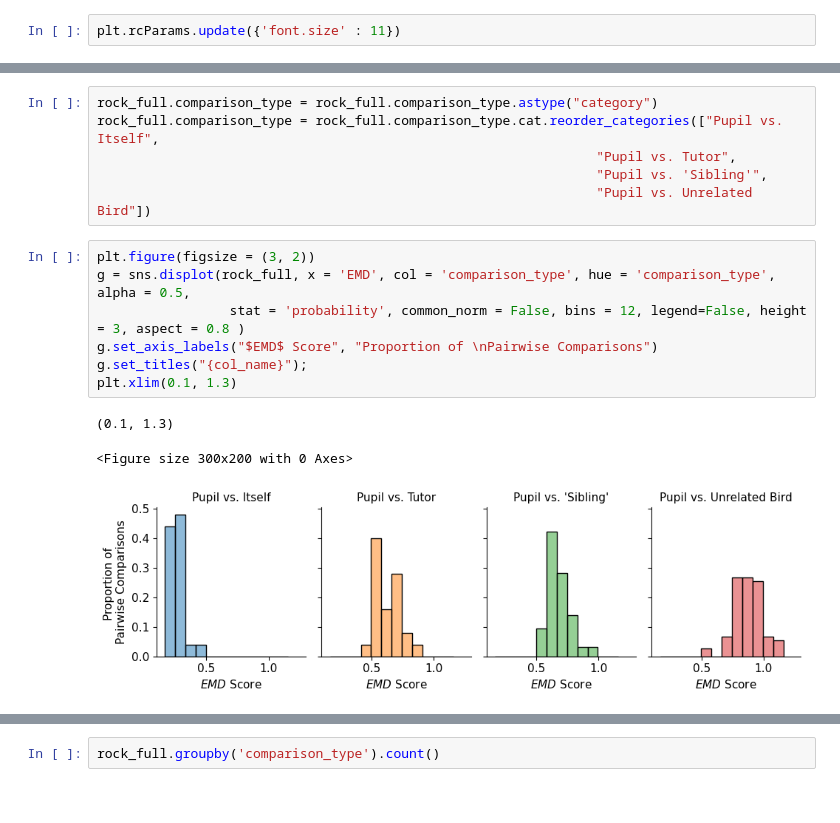
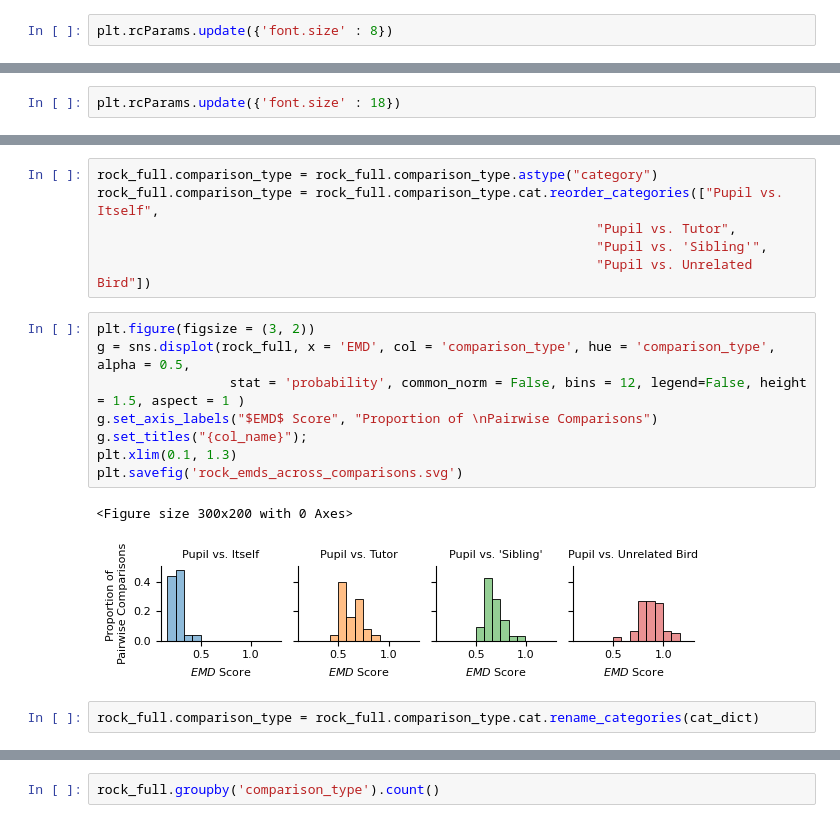
Before and after one commit to theresekoch/AVN_paper, a Jupyter notebook: 05 - Similarity Scoring/01 - Plot EMDs.ipynb, the cells around one changed output, grey strips where cells are left out. Cells and saved outputs as stored; diff of their text form.

```diff
--- a/05 - Similarity Scoring/01 - Plot EMDs.ipynb
+++ b/05 - Similarity Scoring/01 - Plot EMDs.ipynb
@@ -63,3 +85,3 @@ utsw_typical
 # %%
-plt.rcParams.update({'font.size' : 11})
+plt.rcParams.update({'font.size' : 8})
 # %%
@@ -75,0 +98,2 @@ plt.xlim(0.1, 1.3)
+# %%
+plt.rcParams.update({'font.size' : 18})
@@ -118,11 +182,13 @@ rock_full.comparison_type = rock_full.comparison_type.cat.reorder_categories(["P
 # %%
 plt.figure(figsize = (3, 2))
 g = sns.displot(rock_full, x = 'EMD', col = 'comparison_type', hue = 'comparison_type', alpha = 0.5,
-                 stat = 'probability', common_norm = False, bins = 12, legend=False, height = 3, aspect = 0.8 )
+                 stat = 'probability', common_norm = False, bins = 12, legend=False, height = 1.5, aspect = 1 )
 g.set_axis_labels("$EMD$ Score", "Proportion of \nPairwise Comparisons")
 g.set_titles("{col_name}");
 plt.xlim(0.1, 1.3)
+plt.savefig('rock_emds_across_comparisons.svg')
 # %% [output]
-(0.1, 1.3)
+<Figure size 300x200 with 0 Axes>
-<Figure size 300x200 with 0 Axes>
-[figure, old version]
+[figure, new version]
+# %%
+rock_full.comparison_type = rock_full.comparison_type.cat.rename_categories(cat_dict)
```
Also changed, not shown: parts of 23 cells of this notebook, 4 other files.
